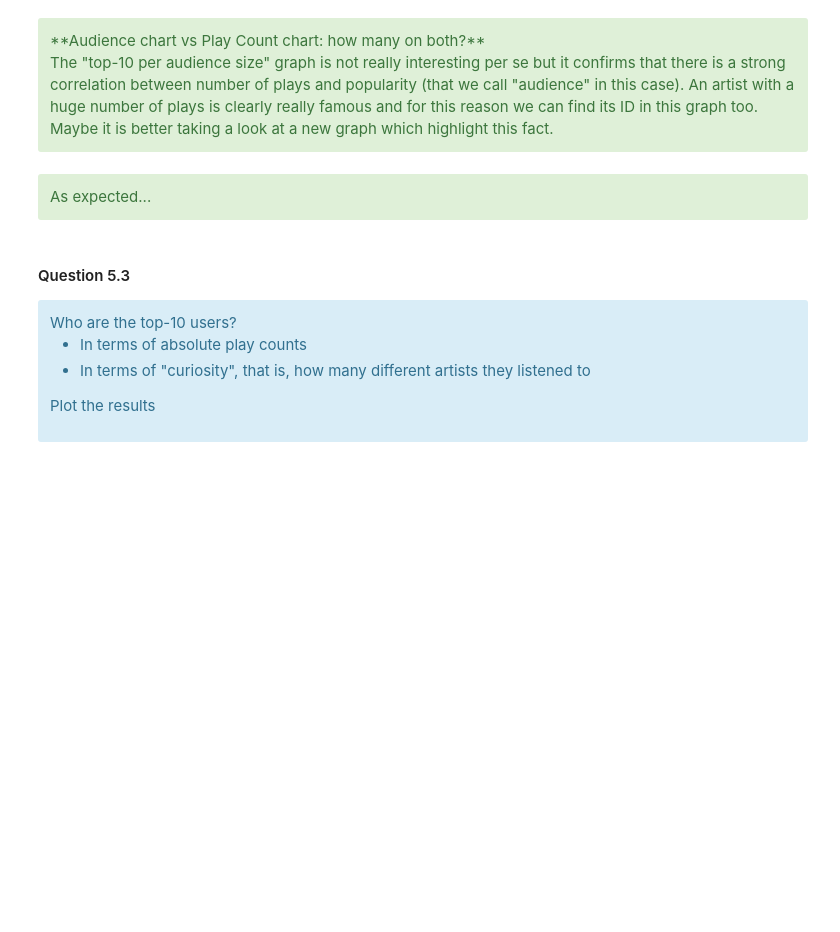
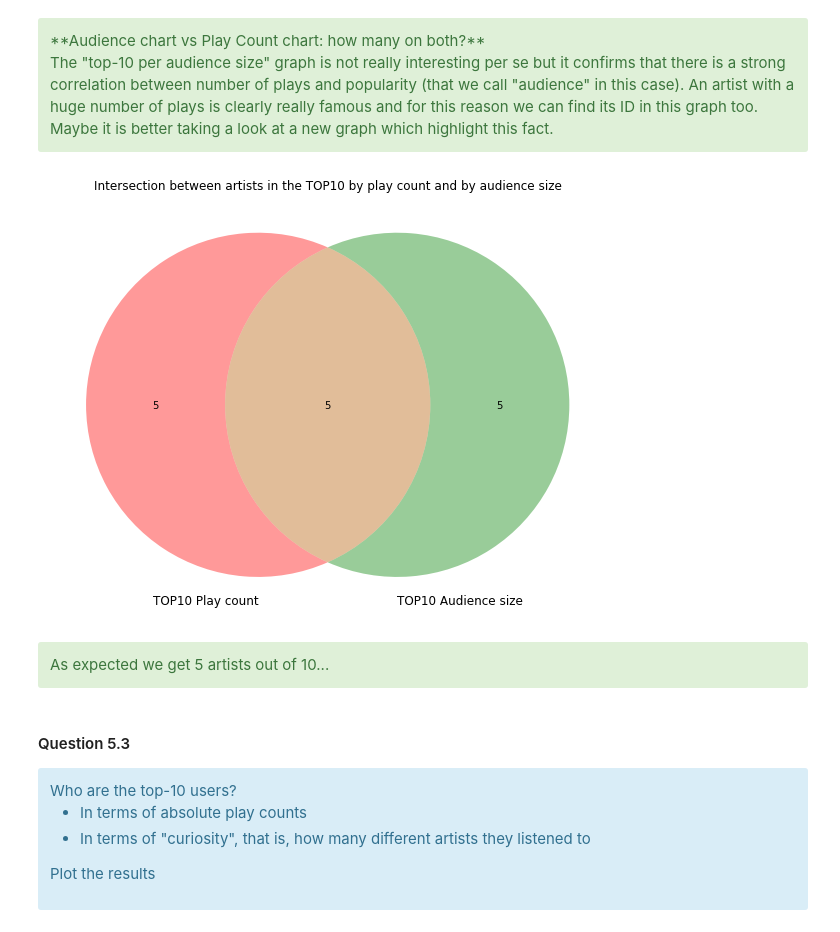
Before and after one commit to lomluca/aml, a Jupyter notebook: RecSys.ipynb, the cells around one changed output. Saved outputs shown, nothing was run; the diff lists cells and outputs as text; code cells hidden in the pictures; blank space fills up the shorter version.

```diff
--- a/RecSys.ipynb
+++ b/RecSys.ipynb
@@ -804,7 +805,7 @@ newUserArtistDF = sqlContext.createDataFrame(
 t1 = time()
 
 # PRINT RESULTS
-newUserArtistDF.show(5)
 print('The script takes %f seconds' %(t1-t0))
-newUserArtistDF = newUserArtistDF.cache()
+newUserArtistDF.cache()
+displayDF(newUserArtistDF.sample(True, 0.0000004).toPandas(), ["UserID", "ArtistID", "PlayCount"])
 # %% [output]
@@ -928,6 +930,14 @@ print(set(top10ArtistsPC).intersect(set(top10ArtistsAU)))
+# %%
+# VENN DIAGRAM
+plt.figure(figsize=(10,10))
+venn2([set(pd.DataFrame(data=top10ArtistsPC)[0]), set(pd.DataFrame(data=top10ArtistsAU)[0])], set_labels=("TOP10 Play count","TOP10 Audience size"))
+plt.title('Intersection between artists in the TOP10 by play count and by audience size')
+plt.show()
+# %% [output]
+[figure, added]
 # %% [markdown]
 <div class="alert alert-success">
-As expected...
+As expected we get 5 artists out of 10...
 </div>
 # %% [markdown]
 #### Question 5.3
```
Also changed, not shown: parts of 45 cells of this notebook.
